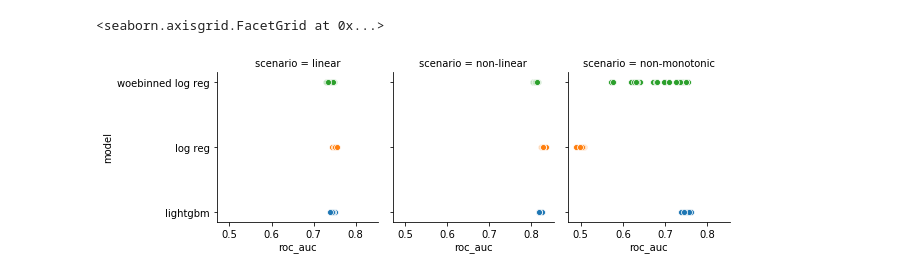
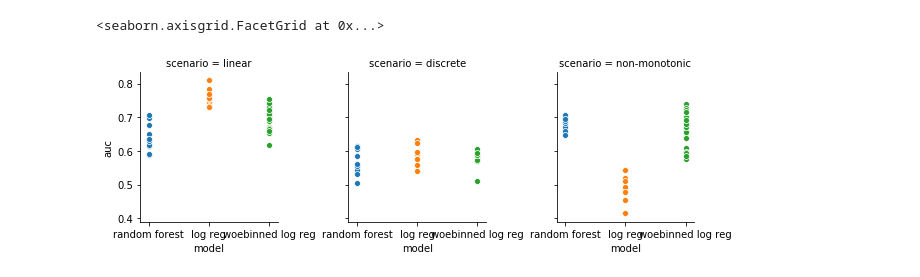
Before and after one commit to oli5679/WeightOfEvidenceDemo, a Jupyter notebook: Simulation Examples.ipynb, the cells around one changed output. Saved outputs shown, nothing was run; the diff lists cells and outputs as text; code cells hidden in the pictures.

```diff
--- a/Simulation Examples.ipynb
+++ b/Simulation Examples.ipynb
@@ -51,0 +88,2 @@ non_mono_vec = np.vectorize(non_mono_fn)
+# %%
+discrete_risk = discrete_vec(company_age)
@@ -82,4 +133,5 @@ plt.show()
 # %%
 MODELS = (
-  ('lightgbm',  lgb.LGBMClassifier()),
-('log reg',LogisticRegression(solver='lbfgs')))
+    ("random forest", RandomForestClassifier()),
+    ("log reg", LogisticRegression(solver="lbfgs")),
+)
@@ -153,9 +204,9 @@ Text(0.5, 1.0, 'Distribution of values - Woe binned & standard scaled \n')
 # %%
 woebin_logit = Pipeline(
-        steps=[
-            ("tree_bin", weight_of_evidence.TreeBinner(max_depth=3)),
-            ("woe_scale", weight_of_evidence.WoeScaler()),
-            ("standard_scale", StandardScaler()),
-            ('log_reg_classifier',LogisticRegression(solver='lbfgs') ),
-        ]
-    )
+    steps=[
+        ("tree_bin", weight_of_evidence.TreeBinner(max_depth=2)),
+        ("woe_scale", weight_of_evidence.WoeScaler()),
+        ("standard_scale", StandardScaler()),
+        ("log_reg_classifier", LogisticRegression(solver="lbfgs")),
+    ]
+)
@@ -163,17 +216,13 @@ woebin_logit = Pipeline(
 for risk_vector, scenario_name in SCENARIOS:
     for _ in range(10):
         y_train = pd.Series(simulate_outcome(risk_vector))
-        y_test  = simulate_outcome(risk_vector)
+        y_test = simulate_outcome(risk_vector)
         X = np.array([company_age]).T
-        X = pd.DataFrame(data=X, columns=['company_age'])
+        X = pd.DataFrame(data=X, columns=["company_age"])
 
-        woebin_logit.fit(X,y_train)
-        y_pred = woebin_logit.predict_proba(X)[:,1]
-        auc = roc_auc_score(y_test,y_pred)
-        brier = brier_score_loss(y_test,y_pred)
-
-        results['scenario'].append(scenario_name)
-        results['roc_auc'].append(auc)
-        results['brier'].append(brier)
-
-        results['model'].append('woebinned log reg')
+        woebin_logit.fit(X, y_train)
+        y_pred = woebin_logit.predict_proba(X)[:, 1]
+        auc = roc_auc_score(y_test, y_pred)
+        results["scenario"].append(scenario_name)
+        results["auc"].append(auc)
+        results["model"].append("woebinned log reg")
@@ -180,6 +231,6 @@ for risk_vector, scenario_name in SCENARIOS:
 # %%
-g = sns.FacetGrid(data=pd.DataFrame(results),col='scenario',hue='model')
-g.map(sns.scatterplot,'roc_auc','model')
+g = sns.FacetGrid(data=pd.DataFrame(results), col="scenario", hue="model")
+g.map(sns.scatterplot, "model", "auc")
 # %% [output]
 <seaborn.axisgrid.FacetGrid at 0x...>
-[figure, old version]
+[figure, new version]
```
Also changed, not shown: parts of 49 cells of this notebook, 2 other files.
